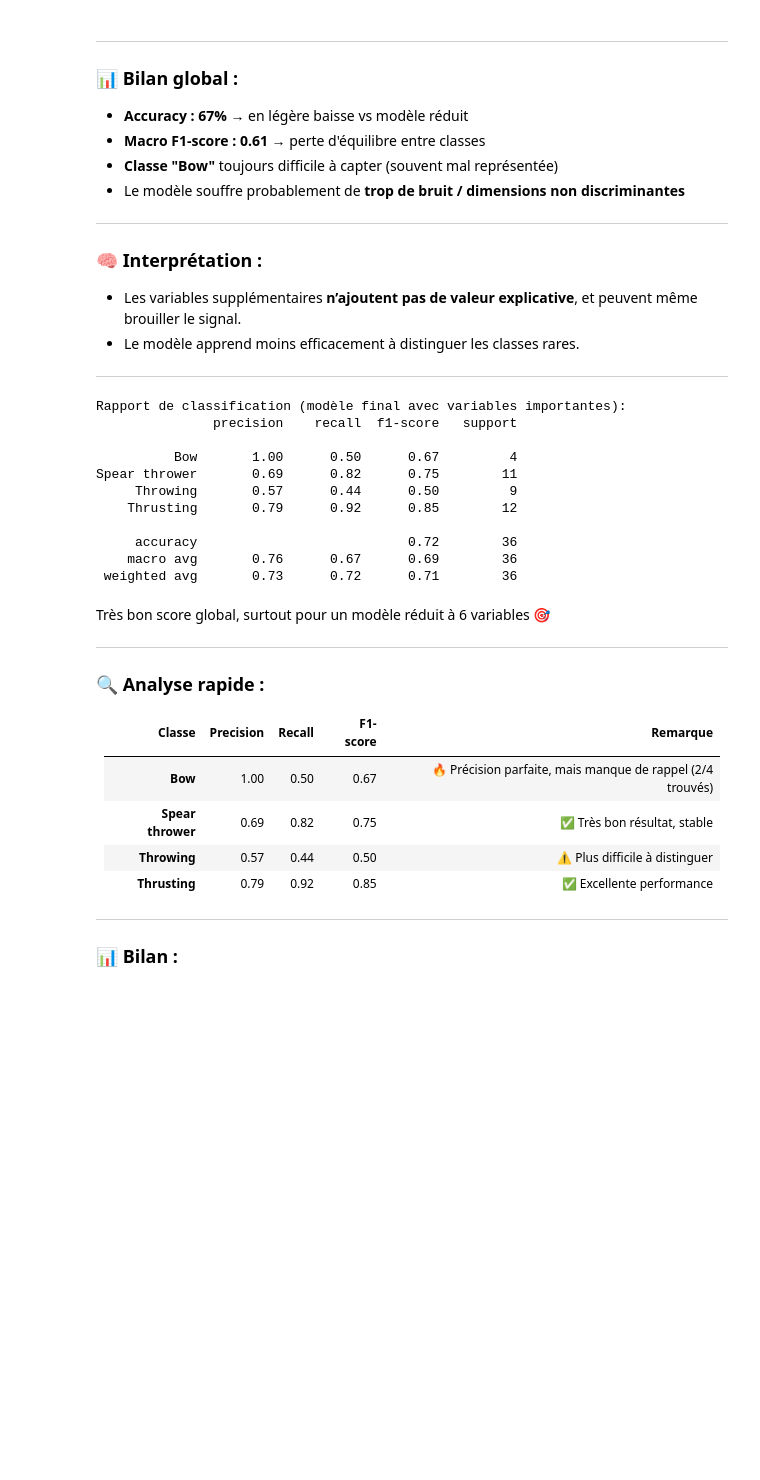
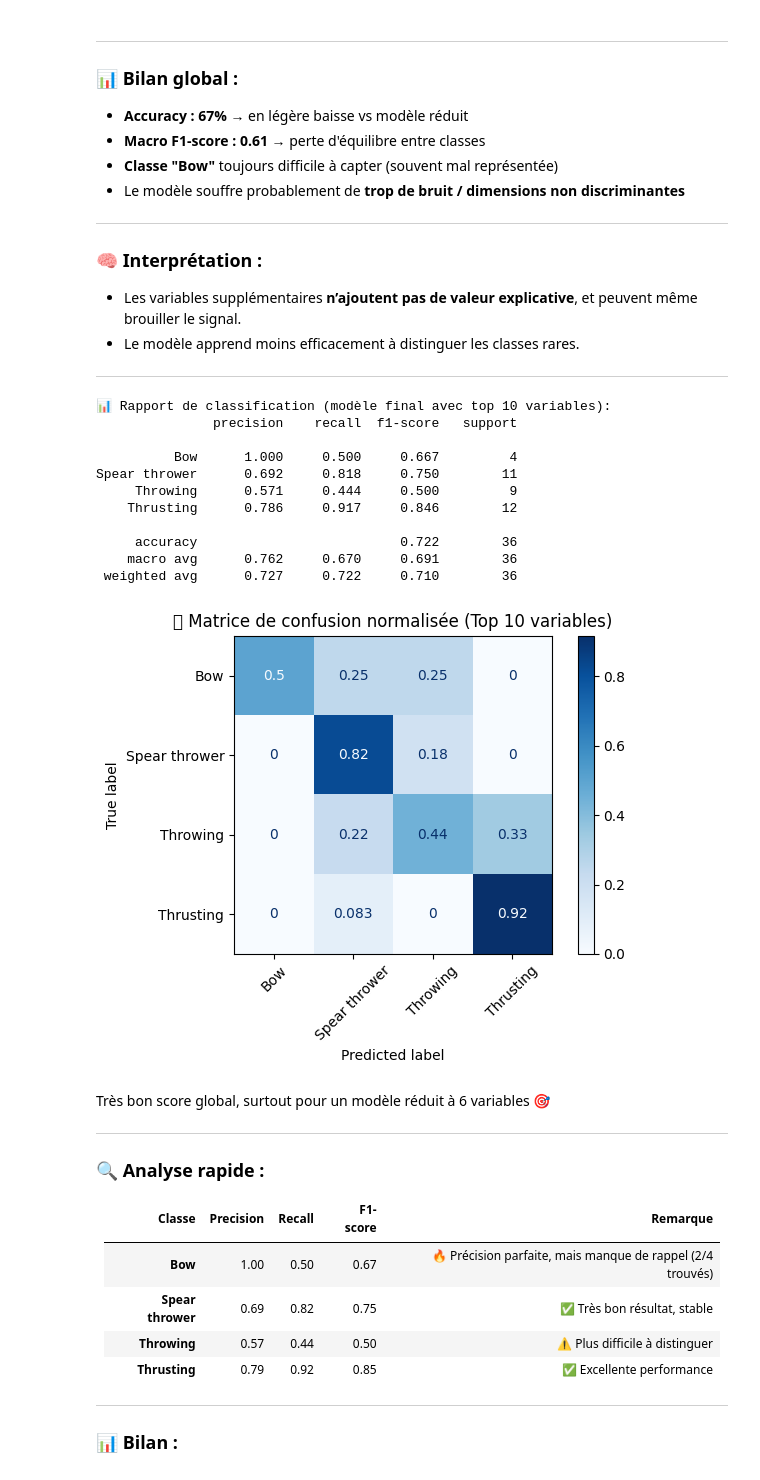
Before and after one commit to AdrienPiette/Usual_analysis, a Jupyter notebook: notebooks/model_training.ipynb, the cells around one changed output. Cells and saved outputs as stored; diff of their text form; code cells hidden in the pictures; blank space fills up the shorter version.

```diff
--- a/notebooks/model_training.ipynb
+++ b/notebooks/model_training.ipynb
@@ -145,23 +145,21 @@ Voici la même **analyse détaillée** pour le **modèle sans filtrage des varia
 
 ---
 # %%
-# Bloc : Entraînement final du modèle avec les variables importantes uniquement
-
 from sklearn.pipeline import Pipeline
 from sklearn.compose import ColumnTransformer
 from sklearn.preprocessing import OrdinalEncoder
 from sklearn.impute import SimpleImputer
 from sklearn.ensemble import RandomForestClassifier
-from sklearn.metrics import classification_report
+from sklearn.metrics import classification_report, confusion_matrix, ConfusionMatrixDisplay
 from sklearn.model_selection import train_test_split
+import matplotlib.pyplot as plt
 
-# Utiliser automatiquement les colonnes les plus importantes (top 6)
+# Utiliser automatiquement les colonnes les plus importantes (top 10)
 important_cols = importance_df.sort_values(by='Importance', ascending=False)['Feature'].head(10).tolist()
 
 # Recréer X et y
 X_final = df[important_cols]
 y_final = df['Mode of Propulsion']
-
 y_final_enc = le.fit_transform(y_final)
 
 # Split final
@@ -169,47 +167,57 @@ X_train_f, X_test_f, y_train_f, y_test_f = train_test_split(
     X_final, y_final_enc, stratify=y_final_enc, test_size=0.2, random_state=42)
 
 # Identifier les colonnes catégorielles (sauf Penetration)
 final_cat_cols = [col for col in important_cols if col != 'Penetration']
 
-# Créer pipeline
+# Pipeline de traitement pour variables catégorielles
 final_cat_pipeline = Pipeline([
     ('imputer', SimpleImputer(strategy='constant', fill_value='missing')),
     ('encoder', OrdinalEncoder(handle_unknown='use_encoded_value', unknown_value=-1))
 ])
 
+# Préprocesseur global
 final_preprocessor = ColumnTransformer([
     ('cat', final_cat_pipeline, final_cat_cols)
 ], remainder='passthrough')
 
+# Pipeline complet
 final_pipeline = Pipeline([
     ('preprocessor', final_preprocessor),
     ('classifier', RandomForestClassifier(n_estimators=100, max_depth=5, random_state=42))
 ])
 
 # Entraînement
 final_pipeline.fit(X_train_f, y_train_f)
 
-# Prédiction
+# Prédictions
 final_pred = final_pipeline.predict(X_test_f)
-
-# Rapport final
 y_test_decoded = le.inverse_transform(y_test_f)
 y_pred_decoded = le.inverse_transform(final_pred)
 
-print("\nRapport de classification (modèle final avec variables importantes):")
-print(classification_report(y_test_decoded, y_pred_decoded))
+# Rapport complet
+print("\n📊 Rapport de classification (modèle final avec top 10 variables):")
+print(classification_report(y_test_decoded, y_pred_decoded, digits=3))
+
+# Matrice de confusion normalisée
+cm_final = confusion_matrix(y_test_decoded, y_pred_decoded, normalize='true')
+disp = ConfusionMatrixDisplay(confusion_matrix=cm_final, display_labels=le.classes_)
+disp.plot(cmap="Blues", xticks_rotation=45)
+plt.title("🧩 Matrice de confusion normalisée (Top 10 variables)")
+plt.tight_layout()
+plt.show()
 # %% [output]
-Rapport de classification (modèle final avec variables importantes):
+📊 Rapport de classification (modèle final avec top 10 variables):
                precision    recall  f1-score   support
 
-          Bow       1.00      0.50      0.67         4
-Spear thrower       0.69      0.82      0.75        11
-     Throwing       0.57      0.44      0.50         9
-    Thrusting       0.79      0.92      0.85        12
+          Bow      1.000     0.500     0.667         4
+Spear thrower      0.692     0.818     0.750        11
+     Throwing      0.571     0.444     0.500         9
+    Thrusting      0.786     0.917     0.846        12
 
-     accuracy                           0.72        36
-    macro avg       0.76      0.67      0.69        36
- weighted avg       0.73      0.72      0.71        36
+     accuracy                          0.722        36
+    macro avg      0.762     0.670     0.691        36
+ weighted avg      0.727     0.722     0.710        36
+[figure, added]
 # %% [markdown]
 Très bon score global, surtout pour un modèle réduit à 6 variables 🎯
 
```
Also changed, not shown: parts of 1 cell of this notebook, 1 other file.
